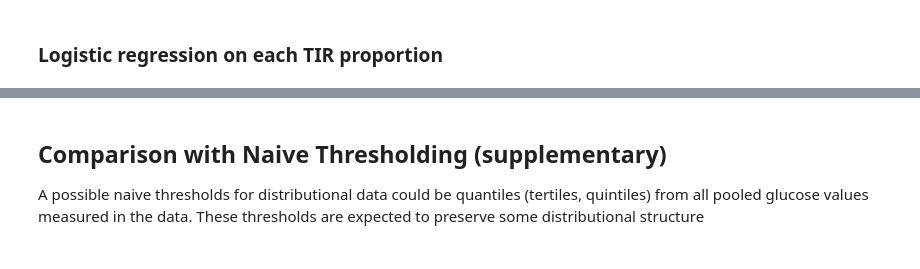
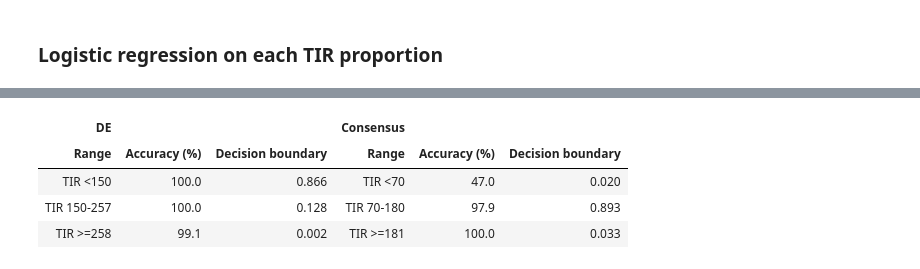
Before and after one commit to IrinaStatsLab/OptiThresholds, a Jupyter notebook: Real-data.ipynb, the cells around one changed output, grey strips where cells are left out. Cells and saved outputs as stored; diff of their text form; code cells hidden in the pictures.

```diff
--- a/Real-data.ipynb
+++ b/Real-data.ipynb
@@ -494,4 +243,0 @@ Using data-driven cutoffs
-# %% [markdown]
-## Comparison with Naive Thresholding (supplementary)
-
-A possible naive thresholds for distributional data could be quantiles (tertiles, quintiles) from all pooled glucose values measured in the data. These thresholds are expected to preserve some distributional structure
@@ -497,0 +328,17 @@ A possible naive thresholds for distributional data could be quantiles (tertiles
+# %%
+combined_l2_k2_logreg_df = build_logistic_regression_table(
+    data_class_concat,
+    threshold_sets={
+        "DE": [150, 258],
+        "Consensus": [70, 181],
+    },
+    positive_count=len(grouped_data_shah),
+)
+
+style_logistic_regression_table(combined_l2_k2_logreg_df)
+# %% [output]
+| DE |  |  | Consensus |  |  |
+| Range | Accuracy (%) | Decision boundary | Range | Accuracy (%) | Decision boundary |
+| TIR <150 | 100.0 | 0.866 | TIR <70 | 47.0 | 0.020 |
+| TIR 150-257 | 100.0 | 0.128 | TIR 70-180 | 97.9 | 0.893 |
+| TIR >=258 | 99.1 | 0.002 | TIR >=181 | 100.0 | 0.033 |
```
Also changed, not shown: parts of 16 cells of this notebook, 10 other files.
